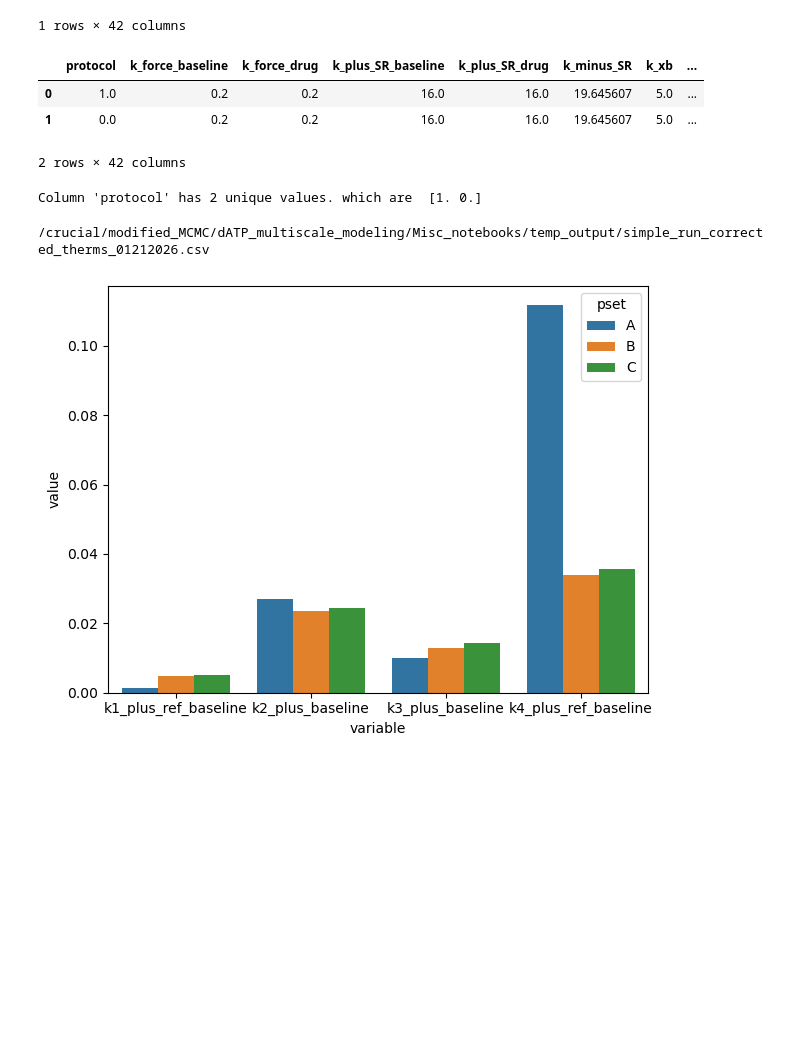
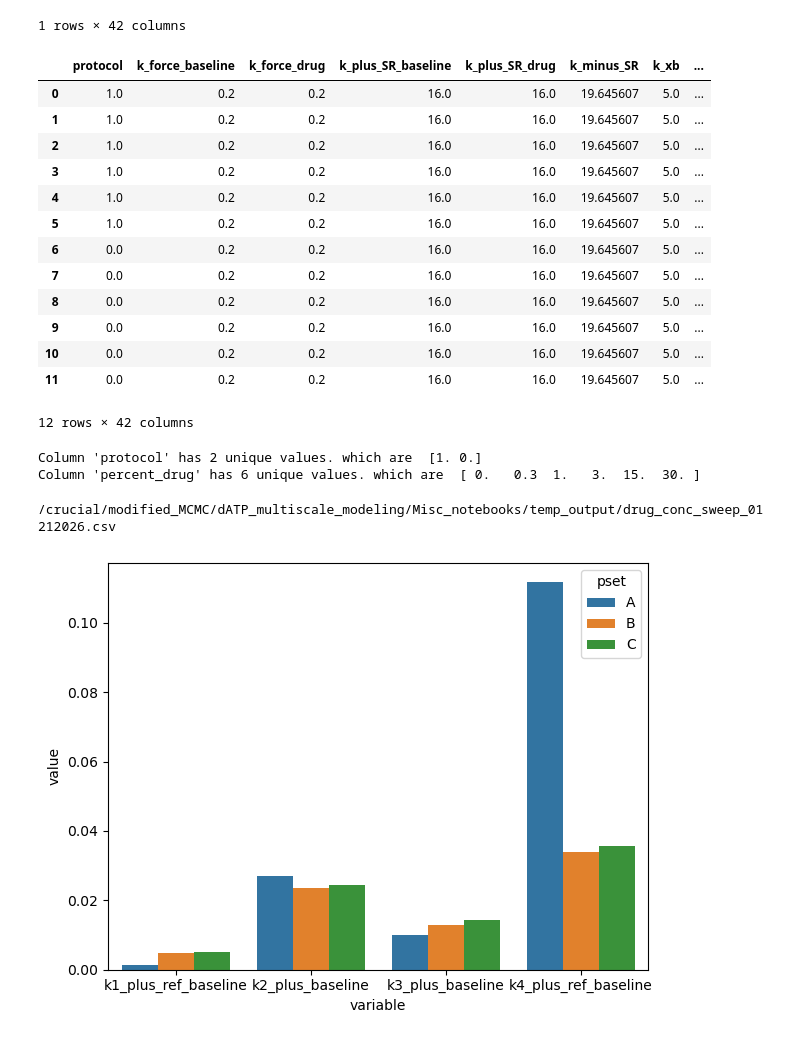
Before and after one commit to marcushock/dATP_multiscale_modeling, a Jupyter notebook: Misc_notebooks/parameter_input_generator.ipynb, the cells around one changed output. Drawn from its saved outputs; the diff is of its cells as text; code cells hidden in the pictures; blank space fills up the shorter version.

```diff
--- a/Misc_notebooks/parameter_input_generator.ipynb
+++ b/Misc_notebooks/parameter_input_generator.ipynb
@@ -193,53 +201,64 @@ previous_csv['K_D'] = 6.817
 drug_conc = add_parameter_grid(previous_csv, {
     'protocol': [1,0],
     # 'K_D': [6.817],
-    # 'k_plus_SS': [0.02],
+    'k_plus_SS': [0.02, 0.04, 0.1],
     # 'k2_plus_baseline': k2_drug_rates,
     'coop_N': [1],
-    'percent_drug': [0],
+    'percent_drug': [0, 0.3, 1, 3, 15, 30],
     'alpha' : [0.01],
     'beta' : [0.75],
     'eta' : [0.85],
     # 'k_force_baseline': previous_csv['k_force_baseline'].values[0] / scaling_array,
     # 'k_plus_SR_baseline': previous_csv['k_plus_SR_baseline'].values[0] * scaling_array,
     # 'gamma_B': [previous_csv['gamma_B'].values[0] ,1],
     # 'gamma_M': [previous_csv.loc[0,'gamma_M'], previous_csv.loc[0,'gamma_M'] * 0.5, 1],
     # 'mu_B': [previous_csv['mu_B'].values[0] ,1],
     # 'mu_M': [previous_csv.loc[0,'mu_M'], 1],
 })
 
 
 
 # May or may not want to comment this
 drug_conc.K_D = 6.817
 # Remove the first row which is duplicate of baseline
 drug_conc = drug_conc.iloc[1: , :].reset_index(drop=True)
 
 # drug_conc2 = drug_conc2.iloc[1: , :].reset_index(drop=True)
 
 # drug_conc3 = drug_conc3.iloc[1: , :].reset_index(drop=True)
 
 # drug_conc = pd.concat([drug_conc, drug_conc2, drug_conc3], ignore_index=True)
 drug_conc.K_D = 6.817
 drug_conc
 # %% [output]
 |  | protocol | k_force_baseline | k_force_drug | k_plus_SR_baseline | k_plus_SR_drug | k_minus_SR | k_xb | ... |
 | 0 | 1.0 | 0.2 | 0.2 | 16.0 | 16.0 | 19.645607 | 5.0 | ... |
-| 1 | 0.0 | 0.2 | 0.2 | 16.0 | 16.0 | 19.645607 | 5.0 | ... |
+| 1 | 1.0 | 0.2 | 0.2 | 16.0 | 16.0 | 19.645607 | 5.0 | ... |
+| 2 | 1.0 | 0.2 | 0.2 | 16.0 | 16.0 | 19.645607 | 5.0 | ... |
+| 3 | 1.0 | 0.2 | 0.2 | 16.0 | 16.0 | 19.645607 | 5.0 | ... |
+| 4 | 1.0 | 0.2 | 0.2 | 16.0 | 16.0 | 19.645607 | 5.0 | ... |
+| 5 | 1.0 | 0.2 | 0.2 | 16.0 | 16.0 | 19.645607 | 5.0 | ... |
+| 6 | 0.0 | 0.2 | 0.2 | 16.0 | 16.0 | 19.645607 | 5.0 | ... |
+| 7 | 0.0 | 0.2 | 0.2 | 16.0 | 16.0 | 19.645607 | 5.0 | ... |
+| 8 | 0.0 | 0.2 | 0.2 | 16.0 | 16.0 | 19.645607 | 5.0 | ... |
+| 9 | 0.0 | 0.2 | 0.2 | 16.0 | 16.0 | 19.645607 | 5.0 | ... |
+| 10 | 0.0 | 0.2 | 0.2 | 16.0 | 16.0 | 19.645607 | 5.0 | ... |
+| 11 | 0.0 | 0.2 | 0.2 | 16.0 | 16.0 | 19.645607 | 5.0 | ... |
-2 rows × 42 columns
+12 rows × 42 columns
 # %%
 for col in drug_conc.columns:
     if drug_conc[col].nunique() > 1:
         print(f"Column '{col}' has {drug_conc[col].nunique()} unique values. which are  {drug_conc[col].unique()} ")
 # %% [output]
 Column 'protocol' has 2 unique values. which are  [1. 0.]
+Column 'percent_drug' has 6 unique values. which are  [ 0.   0.3  1.   3.  15.  30. ]
 # %%
 if input("Want to save this? (y/n) ") == 'y':
     fname = input("Write the filename you want to save as (include the .csv extension): ")
     drug_conc.to_csv(f'temp_output/{fname}', index=False)
     print(f"/crucial/modified_MCMC/dATP_multiscale_modeling/Misc_notebooks/temp_output/{fname}")
 # %% [output]
-/crucial/modified_MCMC/dATP_multiscale_modeling/Misc_notebooks/temp_output/simple_run_corrected_therms_01212026.csv
+/crucial/modified_MCMC/dATP_multiscale_modeling/Misc_notebooks/temp_output/drug_conc_sweep_01212026.csv
 # %%
 cols  = ['k1_plus_ref_baseline', 'k2_plus_baseline', 'k3_plus_baseline', 'k4_plus_ref_baseline']
 # %%
```
Also changed, not shown: parts of 1 cell of this notebook.
